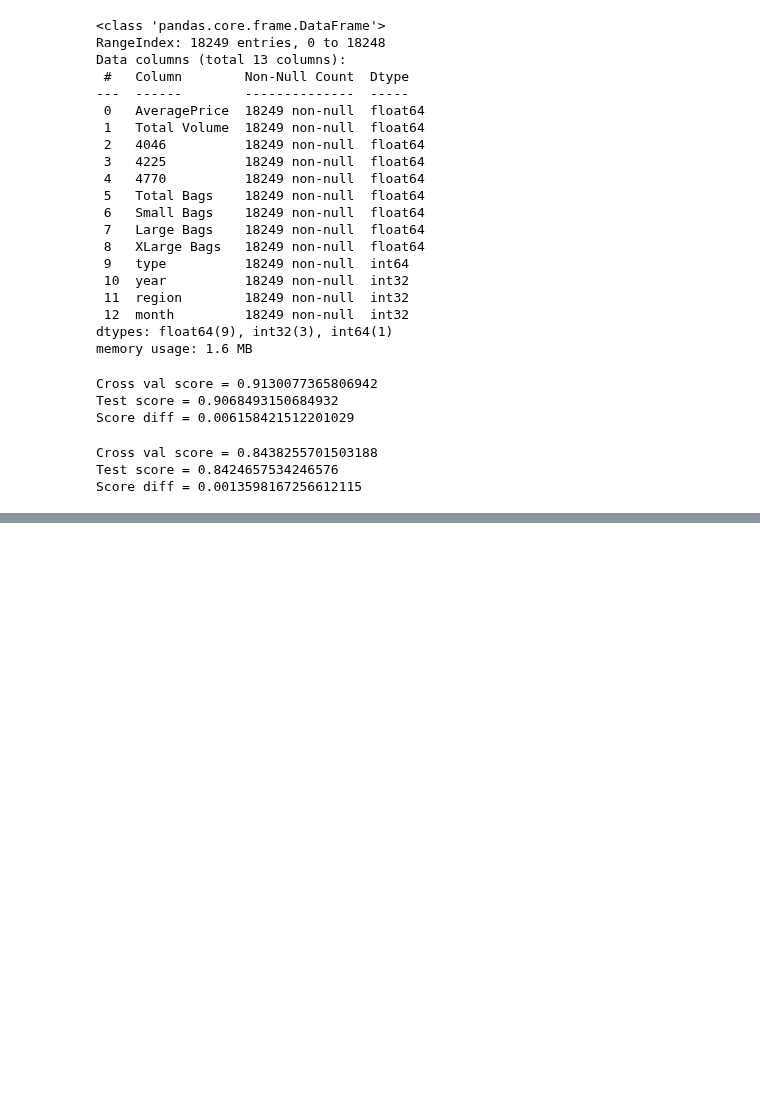
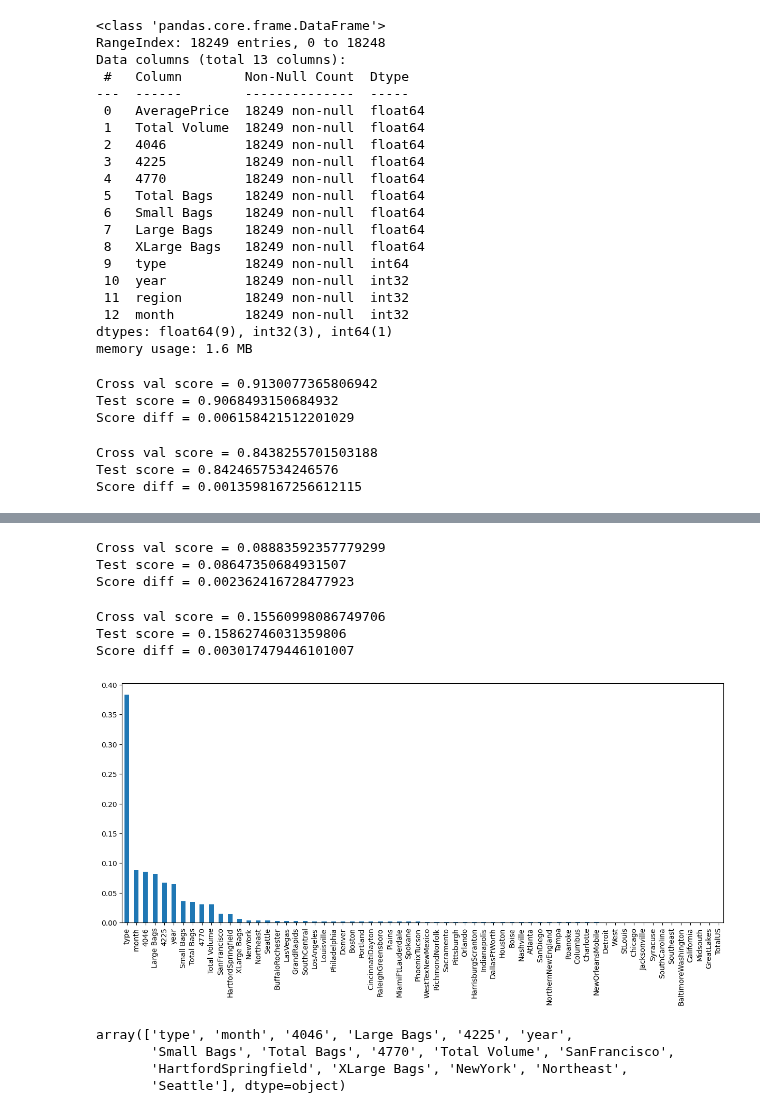
Before and after one commit to duttarajib78/Internship, a Jupyter notebook: First_Phase_Evaluation_Projects/avocado.ipynb, the cells around one changed output, grey strips where cells are left out. Drawn from its saved outputs; the diff is of its cells as text; code cells hidden in the pictures; blank space fills up the shorter version.

```diff
--- a/First_Phase_Evaluation_Projects/avocado.ipynb
+++ b/First_Phase_Evaluation_Projects/avocado.ipynb
@@ -234,0 +272,8 @@ Score diff = 0.0013598167256612115
+# %%
+avo_reg=avo.copy()
+# %%
+avo_reg=pd.concat([avo_reg.drop(columns=['region'],axis=1),pd.get_dummies(avo.region,
+                                  drop_first=True).astype('int64')],
+                                  axis=1,
+                                  join='inner')
+avo_reg
@@ -234,0 +294,69 @@ Score diff = 0.0013598167256612115
+# %%
+X,y=avo_reg.drop(columns=['AveragePrice'],axis=1),avo_reg.AveragePrice
+
+X_train,X_test,y_train,y_test=train_test_split(X,
+                                               y,
+                                               test_size=0.2,
+                                               shuffle=True,
+                                               random_state=42)
+scaler=MinMaxScaler()
+X_train_scaled=scaler.fit_transform(X_train)
+X_test_scaled=scaler.transform(X_test)
+# %%
+# Random forest model
+rfr=RandomForestRegressor(random_state=42)
+cv_score=cross_val_score(estimator=rfr,
+                         X=X_train_scaled,
+                         y=y_train,
+                         scoring='neg_mean_absolute_error',
+                         cv=10,
+                         n_jobs=-1).mean()*-1
+rfr.fit(X=X_train_scaled,
+        y=y_train)
+test_score=mean_absolute_error(y_pred=rfr.predict(X=X_test_scaled),
+                               y_true=y_test)
+print(f'Cross val score = {cv_score}')
+print(f'Test score = {test_score}')
+print(f'Score diff = {abs(cv_score-test_score)}')
+# %% [output]
+Cross val score = 0.08883592357779299
+Test score = 0.08647350684931507
+Score diff = 0.002362416728477923
+# %%
+# Gradient boosting model
+gbr=GradientBoostingRegressor(random_state=42)
+cv_score=cross_val_score(estimator=gbr,
+                         X=X_train_scaled,
+                         y=y_train,
+                         scoring='neg_mean_absolute_error',
+                         cv=10,
+                         n_jobs=-1).mean()*-1
+gbr.fit(X=X_train_scaled,
+        y=y_train)
+test_score=mean_absolute_error(y_pred=gbr.predict(X=X_test_scaled),
+                               y_true=y_test)
+print(f'Cross val score = {cv_score}')
+print(f'Test score = {test_score}')
+print(f'Score diff = {abs(cv_score-test_score)}')
+# %% [output]
+Cross val score = 0.15560998086749706
+Test score = 0.15862746031359806
+Score diff = 0.003017479446101007
+# %%
+## Final regression model is the Random Forest
+
+feature_importance=pd.Series(data=rfr.feature_importances_,
+                             index=X.columns.values).sort_values(ascending=False)
+plt.figure(figsize=(15,6))
+feature_importance.plot.bar();
+y_pred=rfr.predict(X_test_scaled)
+# %% [output]
+[figure, added]
+# %%
+selected_features=feature_importance.cumsum()[feature_importance.cumsum()<=0.95].index.values
+selected_features
+# %% [output]
+array(['type', 'month', '4046', 'Large Bags', '4225', 'year',
+       'Small Bags', 'Total Bags', '4770', 'Total Volume', 'SanFrancisco',
+       'HartfordSpringfield', 'XLarge Bags', 'NewYork', 'Northeast',
+       'Seattle'], dtype=object)
```
Also changed, not shown: parts of 8 cells of this notebook.
